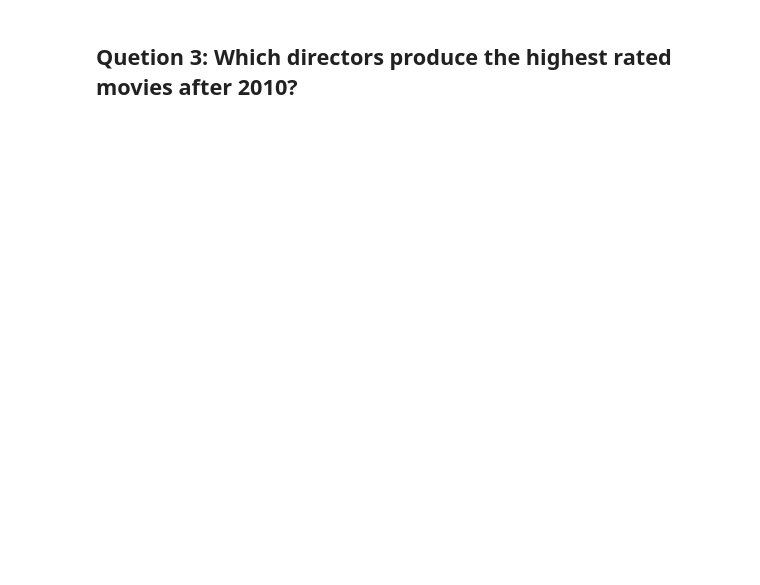
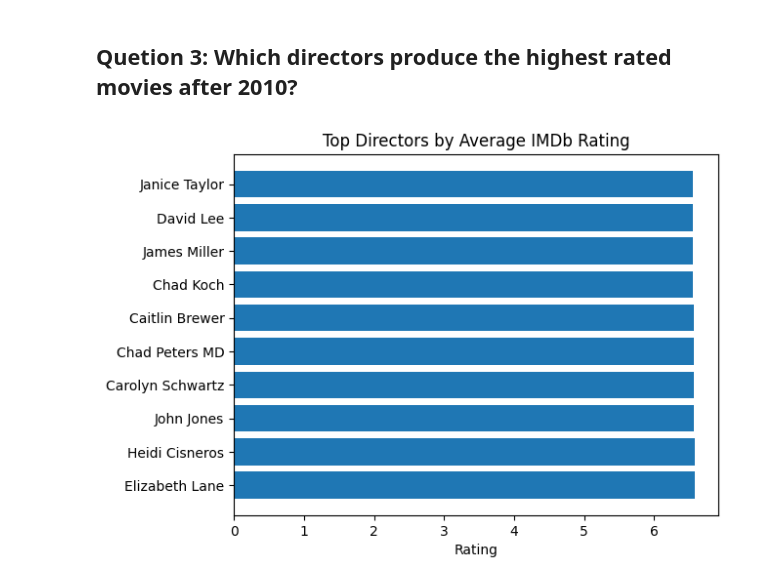
Before and after one commit to pcamarillor/big_data_spring_2026, a Jupyter notebook: spark/notebooks/examples/lecture_12_eda.ipynb, the cells around one changed output. Saved outputs shown, nothing was run; the diff lists cells and outputs as text; code cells hidden in the pictures; blank space fills up the shorter version.

```diff
--- a/spark/notebooks/examples/lecture_12_eda.ipynb
+++ b/spark/notebooks/examples/lecture_12_eda.ipynb
@@ -307,4 +326,24 @@ plt.show()
 # %% [markdown]
 ## Quetion 3: Which directors produce the highest rated movies after 2010?
+# %%
+top_directors = (
+    movies_df
+      .filter(F.col("ReleaseYear") > 2010)
+      .groupBy("Director")
+      .agg(F.avg("IMDbRating").alias("AvgRating"),
+           F.count("*").alias("Movies"))
+      .filter("Movies >= 3")
+      .orderBy(F.desc("AvgRating"))
+      .limit(10)
+)
+
+pdf = top_directors.toPandas()
+plt.figure()
+plt.barh(pdf["Director"], pdf["AvgRating"])
+plt.title("Top Directors by Average IMDb Rating")
+plt.xlabel("Rating")
+plt.show()
+# %% [output]
+[figure, added]
 # %%
 su.spark.stop()
```
Also changed, not shown: parts of 9 cells of this notebook, 1 other file.
